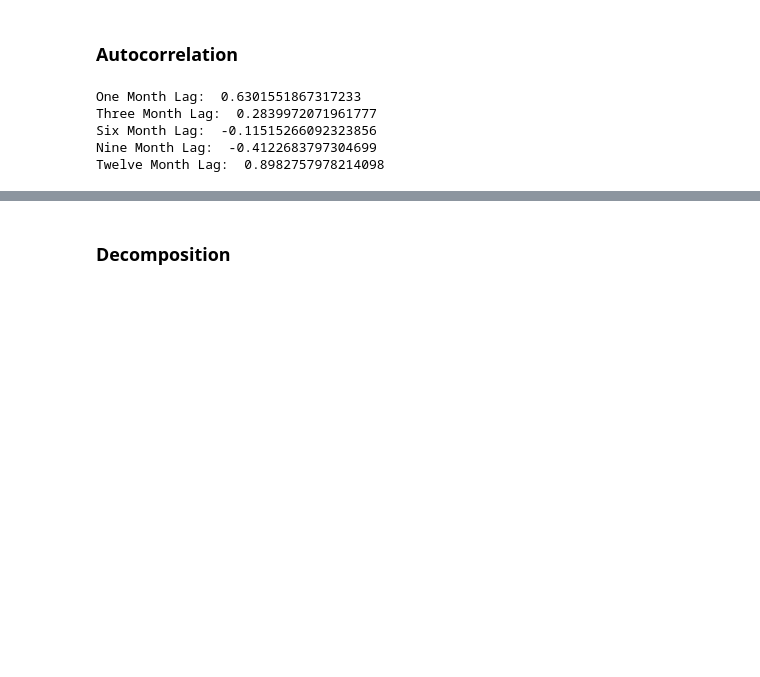
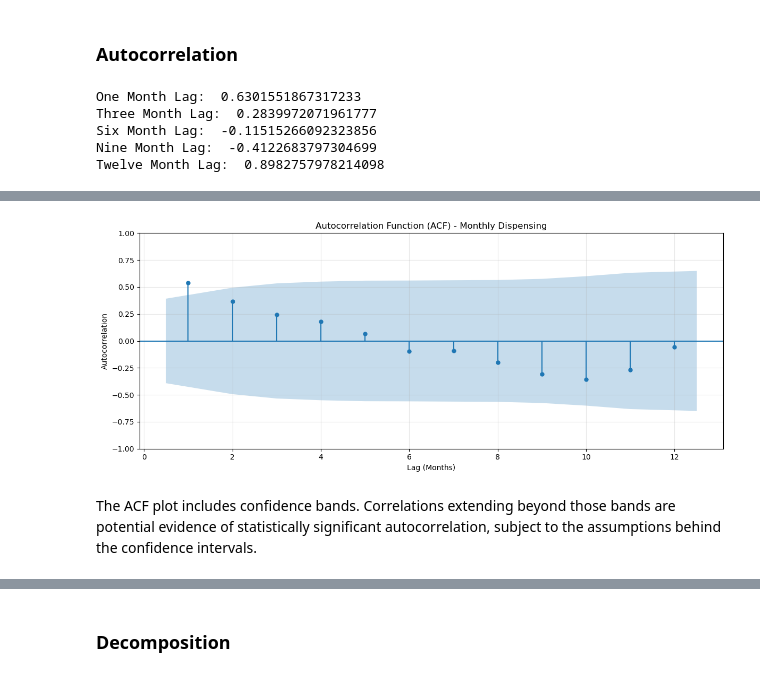
Before and after one commit to robb-mm/Vending_Analysis, a Jupyter notebook: Vending_Analysis.ipynb, the cells around one changed output, grey strips where cells are left out. Drawn from its saved outputs; the diff is of its cells as text; code cells hidden in the pictures; blank space fills up the shorter version.

```diff
--- a/Vending_Analysis.ipynb
+++ b/Vending_Analysis.ipynb
@@ -291,0 +299,29 @@ Twelve Month Lag:  0.8982757978214098
+# %%
+# visualize autocorrelation with ACF plot
+import matplotlib.pyplot as plt
+from statsmodels.graphics.tsaplots import plot_acf
+
+fig, ax = plt.subplots(figsize=(12, 5))
+
+plot_acf(
+    df['total_qty_dispensed'],
+    lags=12,
+    ax=ax,
+    zero=False
+)
+
+ax.set_title(
+    'Autocorrelation Function (ACF) - Monthly Dispensing'
+)
+
+ax.set_xlabel('Lag (Months)')
+ax.set_ylabel('Autocorrelation')
+
+ax.grid(True, alpha=0.3)
+
+plt.tight_layout()
+plt.show()
+# %% [output]
+[figure, added]
+# %% [markdown]
+The ACF plot includes confidence bands. Correlations extending beyond those bands are potential evidence of statistically significant autocorrelation, subject to the assumptions behind the confidence intervals.
```
Also changed, not shown: parts of 8 cells of this notebook.
